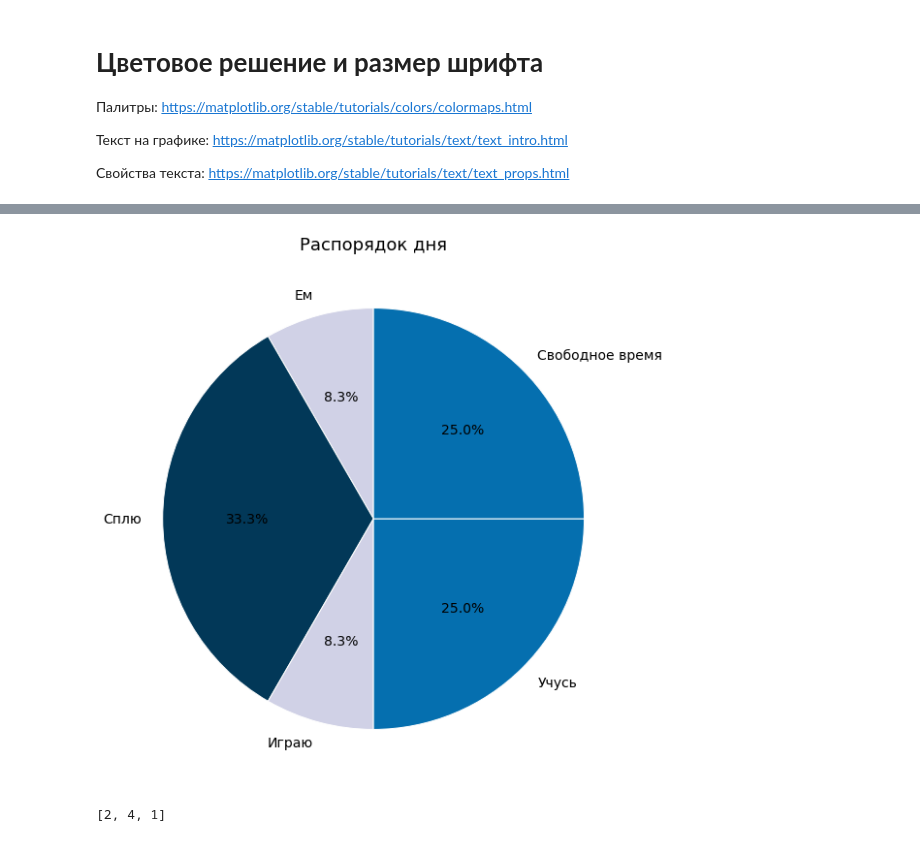
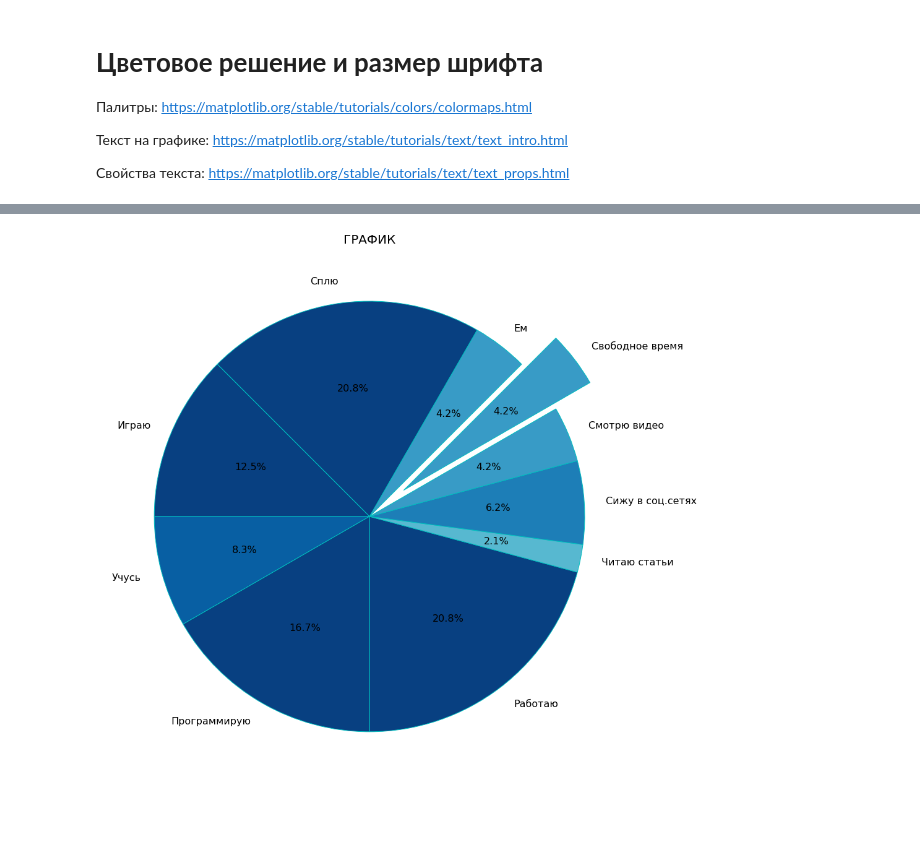
Before and after one commit to Gremler5442/colab-lab, a Jupyter notebook: Lab1colab.ipynb, the cells around one changed output, grey strips where cells are left out. Cells and saved outputs as stored; diff of their text form; code cells hidden in the pictures.

```diff
--- a/Lab1colab.ipynb
+++ b/Lab1colab.ipynb
@@ -91,7 +54,7 @@ objects = ["Русский", "Математика", "ОБЖ", "Русский",
 from wordcloud import WordCloud, STOPWORDS, ImageColorGenerator
 import matplotlib.pyplot as plt
 
-for i in 'я мой труды'.split(' '):
+for i in 'я мой язык'.split(' '):
   STOPWORDS.add(i)
 
 #!!!обязательно устанавливаем collocations=False - игнорирование биграмм!!!
@@ -180,8 +122,11 @@ mark = [4, 4, 9, 4, 4, 6, 1, 5, 7, 9, 3, 6, 6, 1, 0, 9, 2, 0, 9, 4, 7, 3, 5, 0,
+# %%
+w_day = ["Monday","Thuesday","Wednesday","Thursday","Friday","Saturday","Sunday"]
+steps = [5420,12310,20150,6520,5240,16730,18380]
 # %%
-mark2 = []
-date_2 = []
-for i in range(0, len(mark)):
-  if mark[i]< 5:
-    mark2.append(mark[i])
-    date_2.append(date[i])
+steps_2 = []
+w_day_2 = []
+for i in range(0, len(steps)):
+  if steps[i]< 5:
+    steps_2.append(steps[i])
+    w_day_2.append(w_day[i])
 # %%
@@ -424,31 +326,27 @@ array([[0.        , 0.        , 0.        , 1.        ],
 # %%
-my_day = [2, 8, 2, 6]
+my_day = [1, 5, 3, 2, 4, 5, 0.5, 1.5, 1]
 free_time = 24 - sum(my_day)
 my_day.append(free_time)
 
-doies = ["Ем", "Сплю", "Играю", "Учусь", "Свободное время"]
+doies = ["Ем", "Сплю", "Играю", "Учусь", "Программирую", "Работаю", "Читаю статьи", "Сижу в соц.сетях", "Смотрю видео", "Свободное время"]
 
-# explode = (0, 0, 0, 0, 0.1)
+explode = (0, 0, 0, 0, 0, 0, 0, 0, 0, 0.2)
 
 import matplotlib.pyplot as plt
-cmap = plt.get_cmap("PuBu")
+cmap = plt.get_cmap("GnBu")
 
-plt.figure(figsize = (10,10))
+plt.figure(figsize = (16, 16))
 plt.pie(my_day,
-        # explode=explode,
+        explode=explode,
         labels=doies,
-        colors = [cmap(i / max(my_day)) for i in my_day],
-        # colors = cmap(range(len(doies))),
+        colors = [cmap(i / max(my_day) + min(my_day)) for i in my_day],
         autopct='%1.1f%%',
-        startangle=90,
-        wedgeprops=dict(edgecolor='w'),
-        textprops={'fontsize': 14})
-plt.title('Распорядок дня', fontsize = 18)
+        startangle=45,
+        wedgeprops=dict(edgecolor='c'),
+        textprops={'fontsize': 16})
+
+plt.title('ГРАФИК', fontsize = 20)
 plt.show()
 # %% [output]
-[figure, old version]
+[figure, new version]
-# %%
-[2,4]+[1]
-# %% [output]
-[2, 4, 1]
 # %%
```
Also changed, not shown: parts of 67 cells of this notebook.
